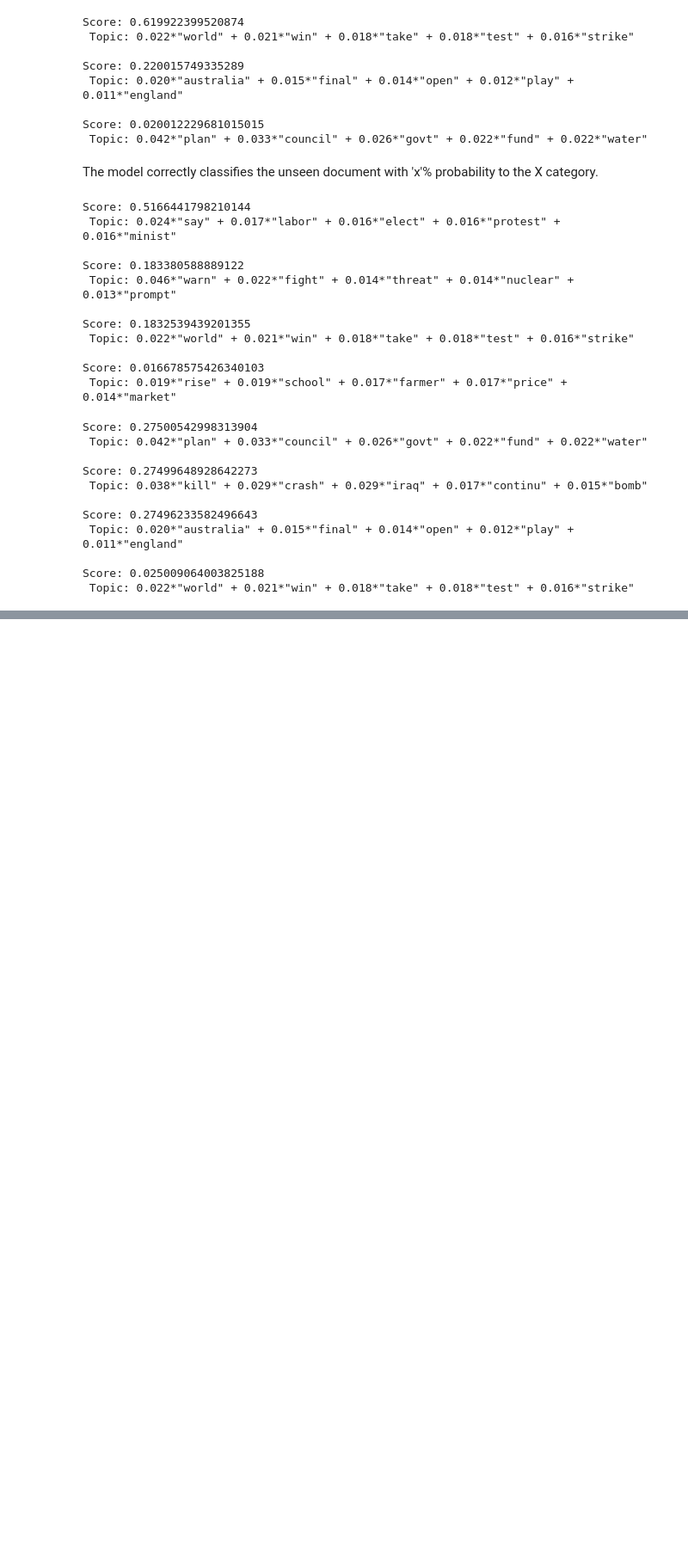
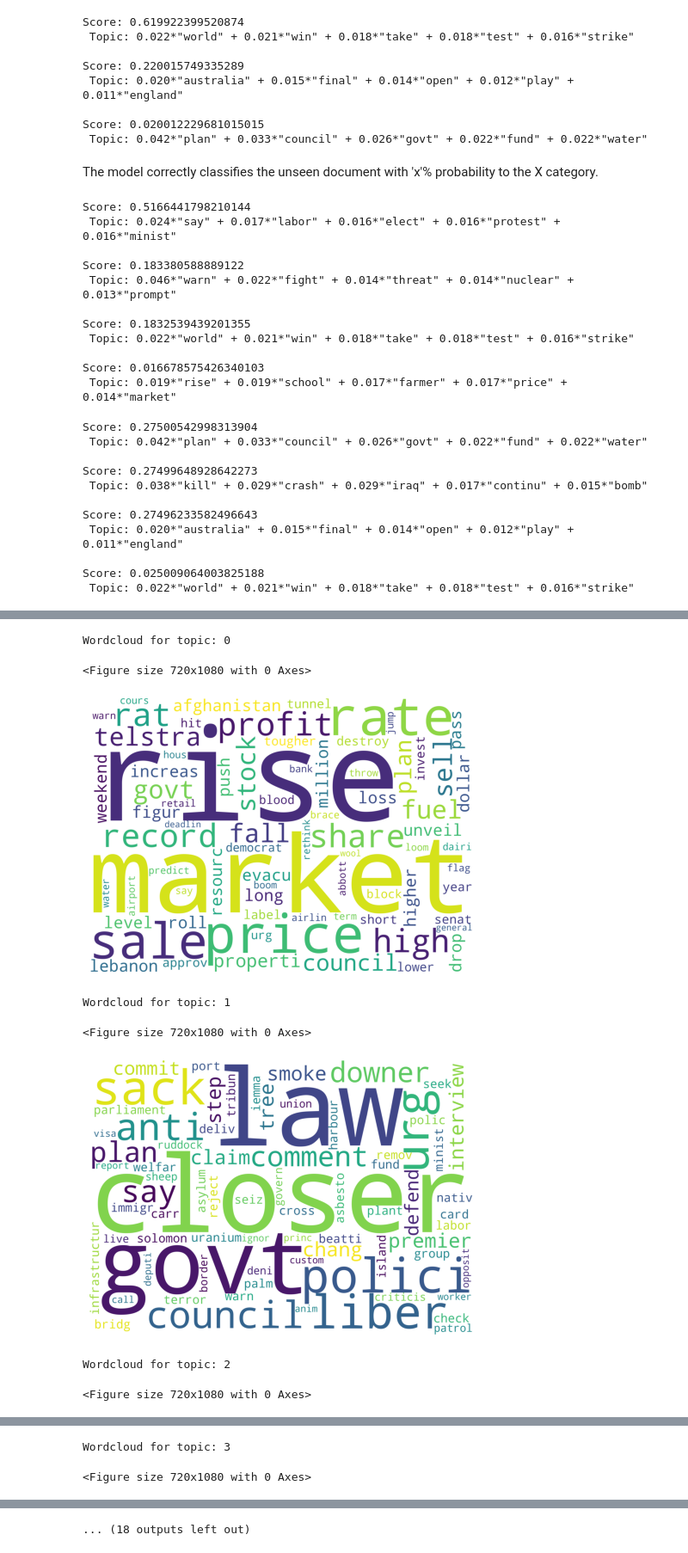
Before and after one commit to LaurentVeyssier/Topic-Modeling-and-Document-Categorization-using-Latent-Dirichlet-Allocation, a Jupyter notebook: Latent_dirichlet_allocation.ipynb, the cells around one changed output, grey strips where cells are left out. Shown at 86% size. Saved outputs shown, nothing was run; the diff lists cells and outputs as text; code cells hidden in the pictures; blank space fills up the shorter version.

```diff
--- a/Latent_dirichlet_allocation.ipynb
+++ b/Latent_dirichlet_allocation.ipynb
@@ -647,0 +682,13 @@ Score: 0.025009064003825188
+# %%
+for topic in range(10):
+    plt.figure(figsize=(10,15))
+    word_cloud(topic, lda_model_tfidf)
+# %% [output]
+Wordcloud for topic: 0
+<Figure size 720x1080 with 0 Axes>
+[figure, added]
+Wordcloud for topic: 1
+<Figure size 720x1080 with 0 Axes>
+[figure, added]
+Wordcloud for topic: 2
+<Figure size 720x1080 with 0 Axes>
@@ -647,0 +696,2 @@ Score: 0.025009064003825188
+Wordcloud for topic: 3
+<Figure size 720x1080 with 0 Axes>
@@ -647,0 +699 @@ Score: 0.025009064003825188
+... (18 outputs left out)
```
Also changed, not shown: parts of 4 cells of this notebook.
